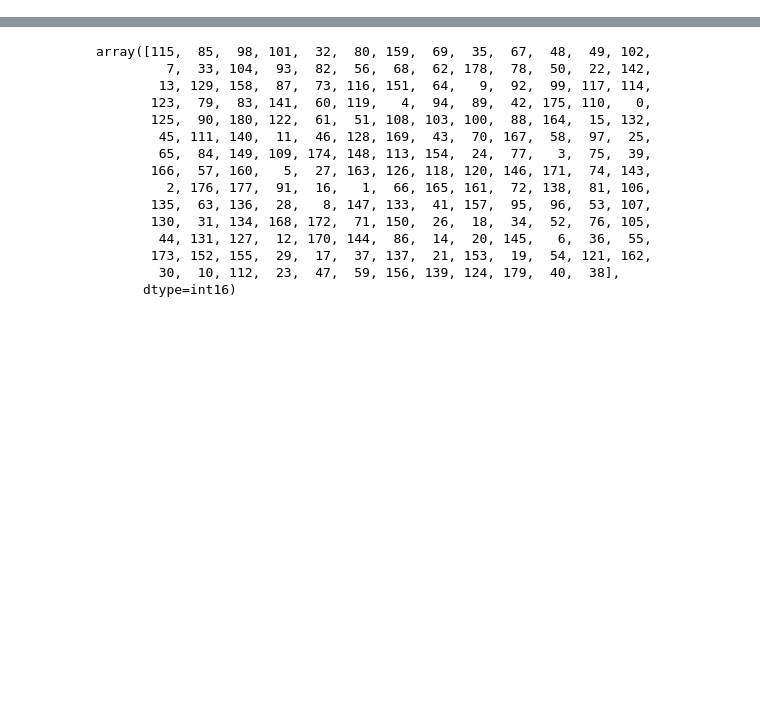
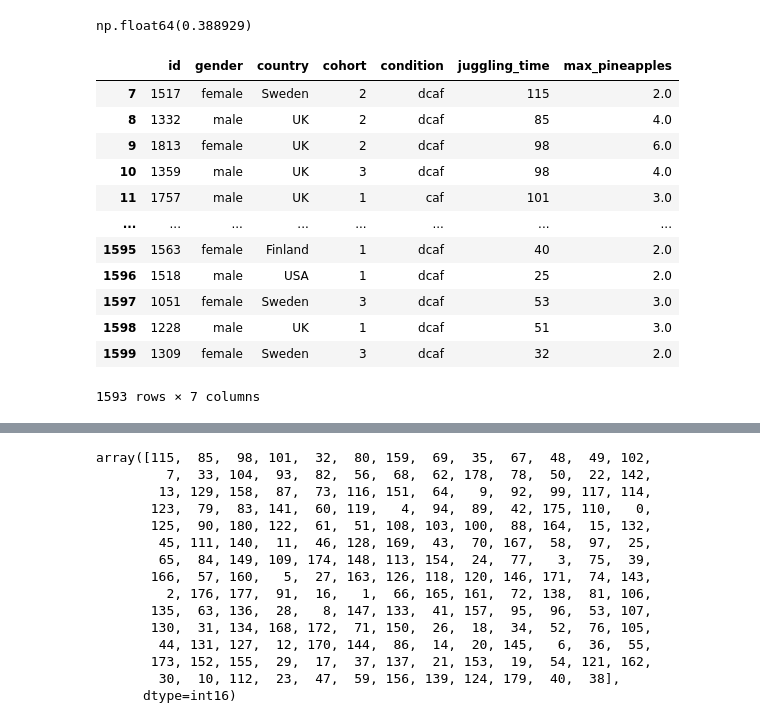
Before and after one commit to psy3035-hel8048/dataviz-h26, a Jupyter notebook: notebooks/datacleaning.ipynb, the cells around one changed output, grey strips where cells are left out. Cells and saved outputs as stored; diff of their text form; code cells hidden in the pictures; blank space fills up the shorter version.

```diff
--- a/notebooks/datacleaning.ipynb
+++ b/notebooks/datacleaning.ipynb
@@ -5,0 +109,20 @@ FILENAME = Path("../data/dummy_experiment.csv")
+# %%
+df.memory_usage(deep=True).sum() / 1000000
+# %% [output]
+np.float64(0.388929)
+# %%
+df
+# %% [output]
+|  | id | gender | country | cohort | condition | juggling_time | max_pineapples |
+| 7 | 1517 | female | Sweden | 2 | dcaf | 115 | 2.0 |
+| 8 | 1332 | male | UK | 2 | dcaf | 85 | 4.0 |
+| 9 | 1813 | female | UK | 2 | dcaf | 98 | 6.0 |
+| 10 | 1359 | male | UK | 3 | dcaf | 98 | 4.0 |
+| 11 | 1757 | male | UK | 1 | caf | 101 | 3.0 |
+| ... | ... | ... | ... | ... | ... | ... | ... |
+| 1595 | 1563 | female | Finland | 1 | dcaf | 40 | 2.0 |
+| 1596 | 1518 | male | USA | 1 | dcaf | 25 | 2.0 |
+| 1597 | 1051 | female | Sweden | 3 | dcaf | 53 | 3.0 |
+| 1598 | 1228 | male | UK | 1 | dcaf | 51 | 3.0 |
+| 1599 | 1309 | female | Sweden | 3 | dcaf | 32 | 2.0 |
+1593 rows × 7 columns
```
Also changed, not shown: parts of 6 cells of this notebook.
